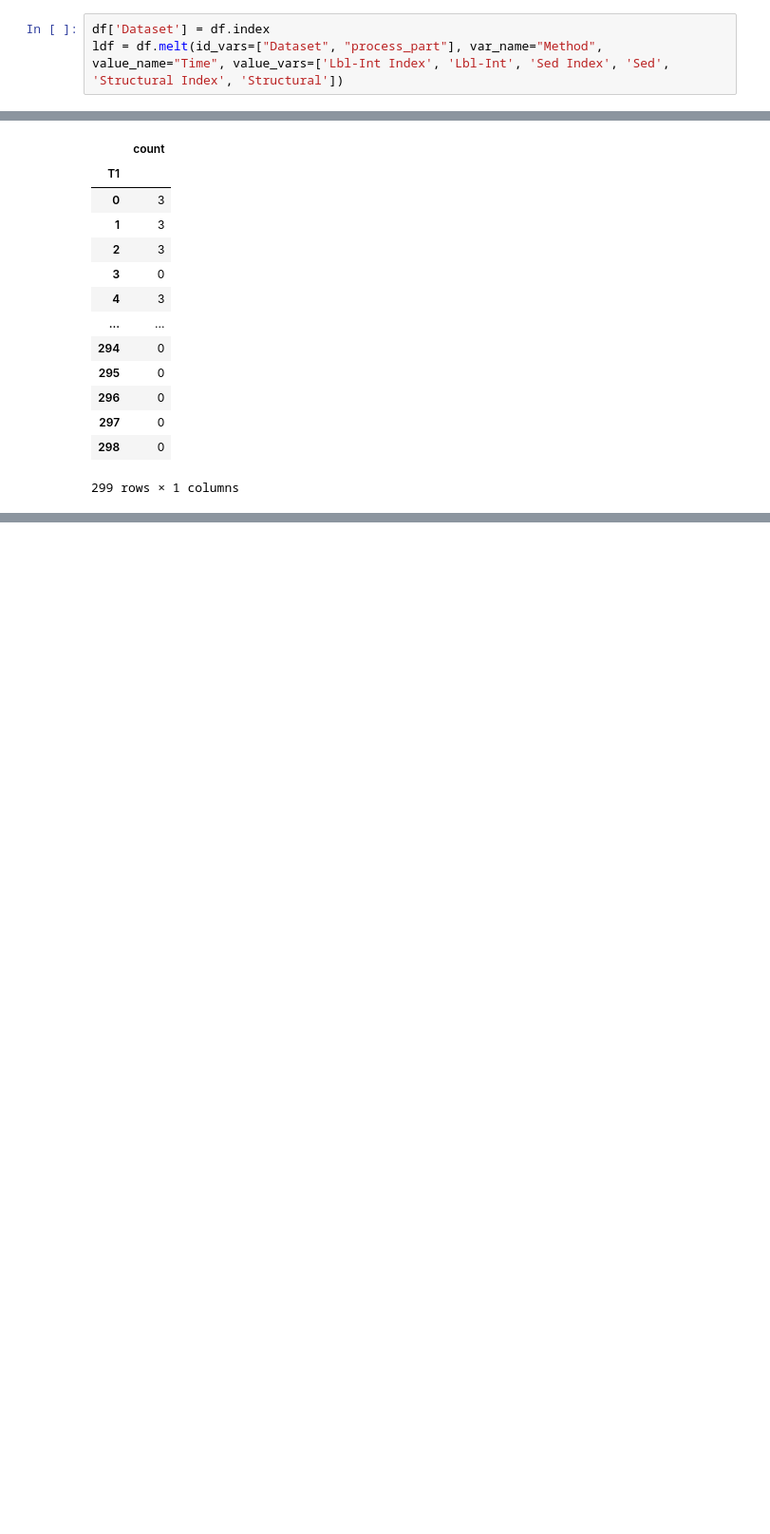
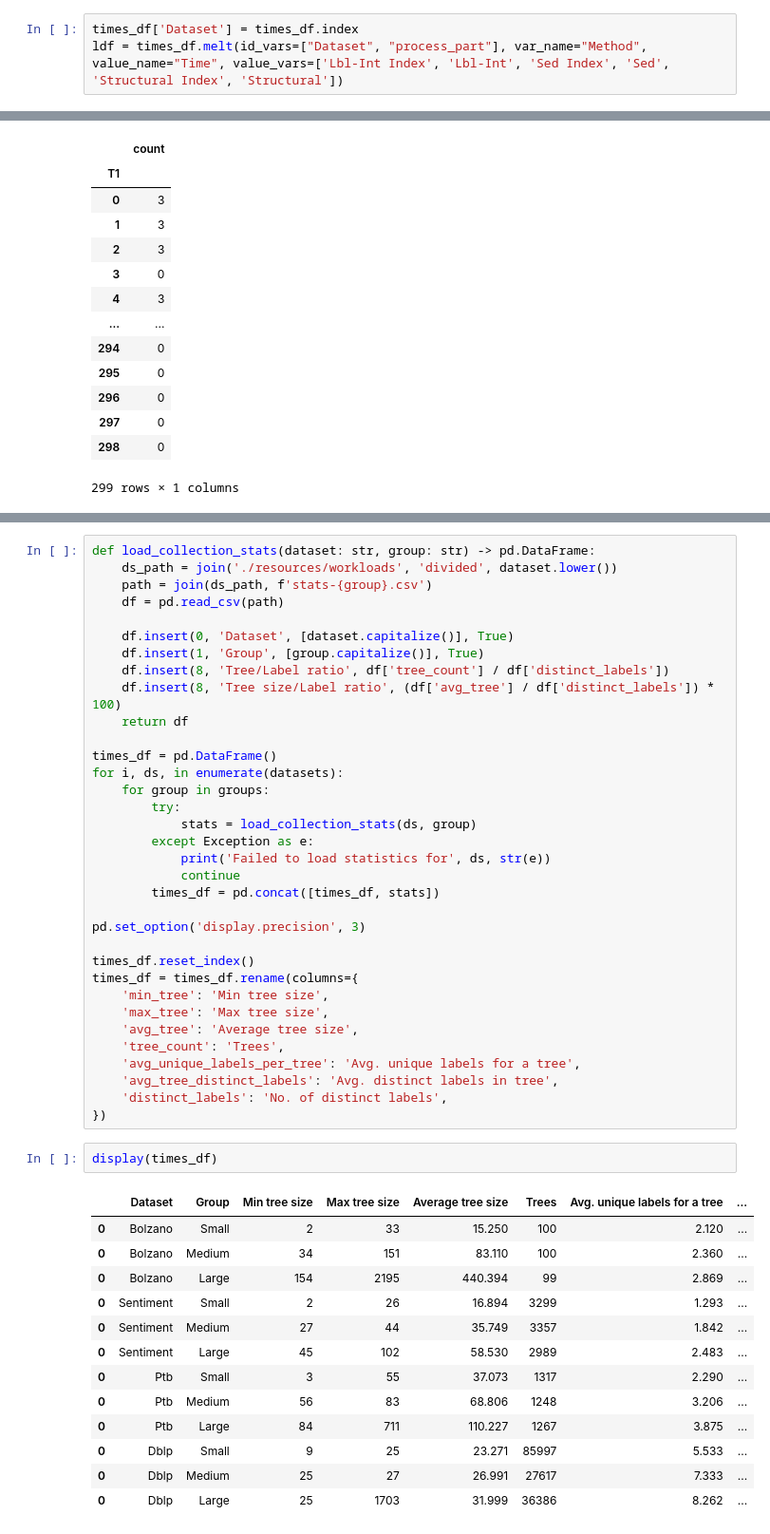
Before and after one commit to LukMRVC/tree-statistics, a Jupyter notebook: TED-viz.ipynb, the cells around one changed output, grey strips where cells are left out. Shown at 95% size. Drawn from its saved outputs; the diff is of its cells as text; blank space fills up the shorter version.

```diff
--- a/TED-viz.ipynb
+++ b/TED-viz.ipynb
@@ -1272,8 +1271,8 @@ Printing  base-100/lbig
 Printing  base-200/lbig
 [figure]
 # %%
-df['Dataset'] = df.index
-ldf = df.melt(id_vars=["Dataset", "process_part"], var_name="Method", value_name="Time", value_vars=['Lbl-Int Index', 'Lbl-Int', 'Sed Index', 'Sed', 'Structural Index', 'Structural'])
+times_df['Dataset'] = times_df.index
+ldf = times_df.melt(id_vars=["Dataset", "process_part"], var_name="Method", value_name="Time", value_vars=['Lbl-Int Index', 'Lbl-Int', 'Sed Index', 'Sed', 'Structural Index', 'Structural'])
 # %%
 complete = pd.concat([ldf, vdf])
 complete
@@ -1707,0 +1925,50 @@ sns.histplot(bxdata)
+# %%
+def load_collection_stats(dataset: str, group: str) -> pd.DataFrame:
+    ds_path = join('./resources/workloads', 'divided', dataset.lower())
+    path = join(ds_path, f'stats-{group}.csv')
+    df = pd.read_csv(path)
+
+    df.insert(0, 'Dataset', [dataset.capitalize()], True)
+    df.insert(1, 'Group', [group.capitalize()], True)
+    df.insert(8, 'Tree/Label ratio', df['tree_count'] / df['distinct_labels'])
+    df.insert(8, 'Tree size/Label ratio', (df['avg_tree'] / df['distinct_labels']) * 100)
+    return df
+
+times_df = pd.DataFrame()
+for i, ds, in enumerate(datasets):
+    for group in groups:
+        try:
+            stats = load_collection_stats(ds, group)
+        except Exception as e:
+            print('Failed to load statistics for', ds, str(e))
+            continue
+        times_df = pd.concat([times_df, stats])
+
+pd.set_option('display.precision', 3)
+
+times_df.reset_index()
+times_df = times_df.rename(columns={
+    'min_tree': 'Min tree size',
+    'max_tree': 'Max tree size',
+    'avg_tree': 'Average tree size',
+    'tree_count': 'Trees',
+    'avg_unique_labels_per_tree': 'Avg. unique labels for a tree',
+    'avg_tree_distinct_labels': 'Avg. distinct labels in tree',
+    'distinct_labels': 'No. of distinct labels',
+})
+# %%
+display(times_df)
+# %% [output]
+|  | Dataset | Group | Min tree size | Max tree size | Average tree size | Trees | Avg. unique labels for a tree | ... |
+| 0 | Bolzano | Small | 2 | 33 | 15.250 | 100 | 2.120 | ... |
+| 0 | Bolzano | Medium | 34 | 151 | 83.110 | 100 | 2.360 | ... |
+| 0 | Bolzano | Large | 154 | 2195 | 440.394 | 99 | 2.869 | ... |
+| 0 | Sentiment | Small | 2 | 26 | 16.894 | 3299 | 1.293 | ... |
+| 0 | Sentiment | Medium | 27 | 44 | 35.749 | 3357 | 1.842 | ... |
+| 0 | Sentiment | Large | 45 | 102 | 58.530 | 2989 | 2.483 | ... |
+| 0 | Ptb | Small | 3 | 55 | 37.073 | 1317 | 2.290 | ... |
+| 0 | Ptb | Medium | 56 | 83 | 68.806 | 1248 | 3.206 | ... |
+| 0 | Ptb | Large | 84 | 711 | 110.227 | 1267 | 3.875 | ... |
+| 0 | Dblp | Small | 9 | 25 | 23.271 | 85997 | 5.533 | ... |
+| 0 | Dblp | Medium | 25 | 27 | 26.991 | 27617 | 7.333 | ... |
+| 0 | Dblp | Large | 25 | 1703 | 31.999 | 36386 | 8.262 | ... |
```
Also changed, not shown: parts of 54 cells of this notebook.
